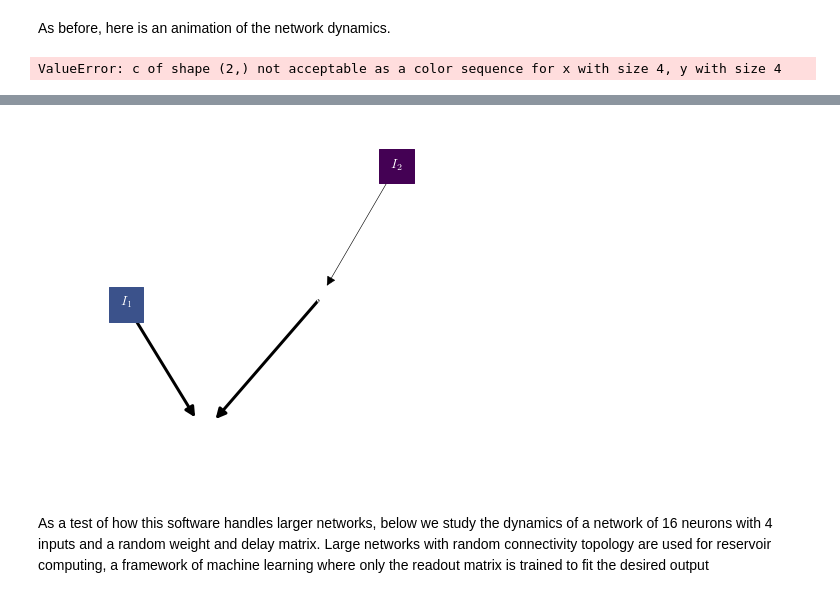
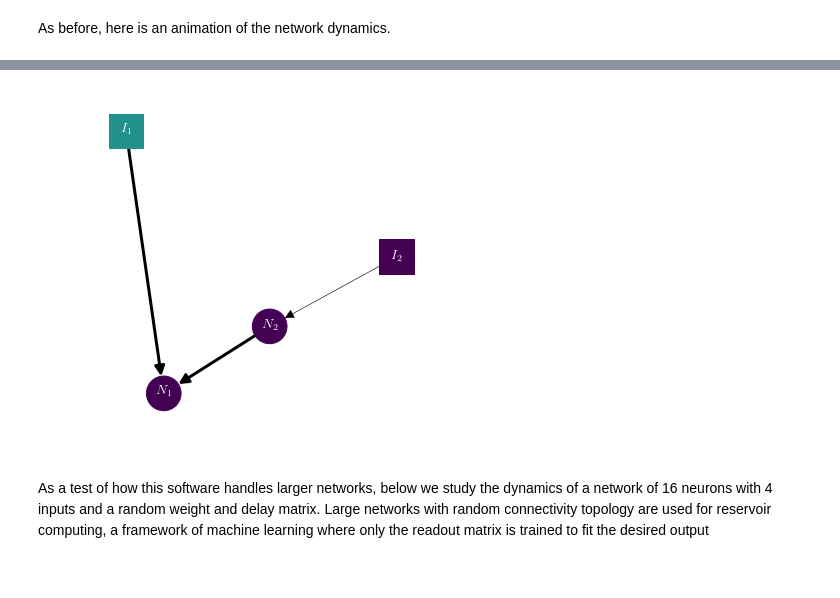
Before and after one commit to jabbate7/PhotonicNeuronSimulator, a Jupyter notebook: Network_plots.ipynb, the cells around one changed output, grey strips where cells are left out. Saved outputs shown, nothing was run; the diff lists cells and outputs as text; code cells hidden in the pictures.

```diff
--- a/Network_plots.ipynb
+++ b/Network_plots.ipynb
@@ -175,6 +171,6 @@ As before, here is an animation of the network dynamics.
 # %%
 #network2.visualize()
 an2 = network2.visualize_animation(inputs=in2, outputs=output2)
-# HTML(an2.to_html5_video())
+
+HTML(an2.to_html5_video())
 # %% [output]
-ValueError: c of shape (2,) not acceptable as a color sequence for x with size 4, y with size 4
@@ -181,4 +178,4 @@ ValueError: c of shape (2,) not acceptable as a color sequence for x with size 4
-[figure, old version]
+[figure, new version]
 # %% [markdown]
 As a test of how this software handles larger networks, below we study the dynamics of a network of 16 neurons with 4 inputs and a random weight and delay matrix.  Large networks with random connectivity topology are used for reservoir computing, a framework of machine learning where only the readout matrix is trained to fit the desired output
 # %%
```
Also changed, not shown: parts of 12 cells of this notebook, 1 other file.
